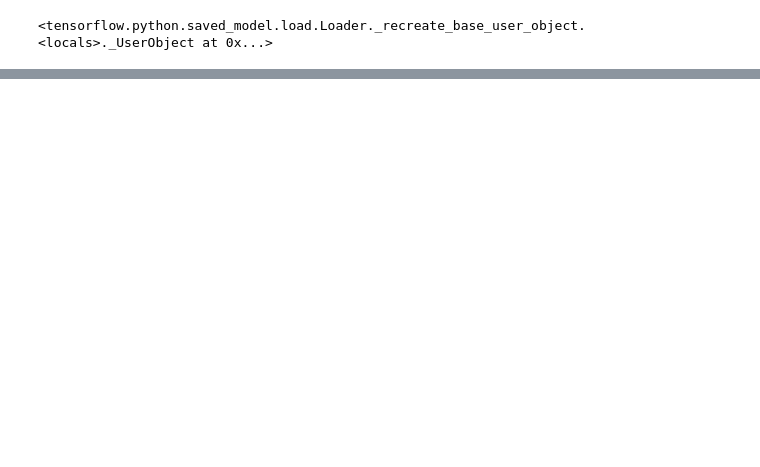
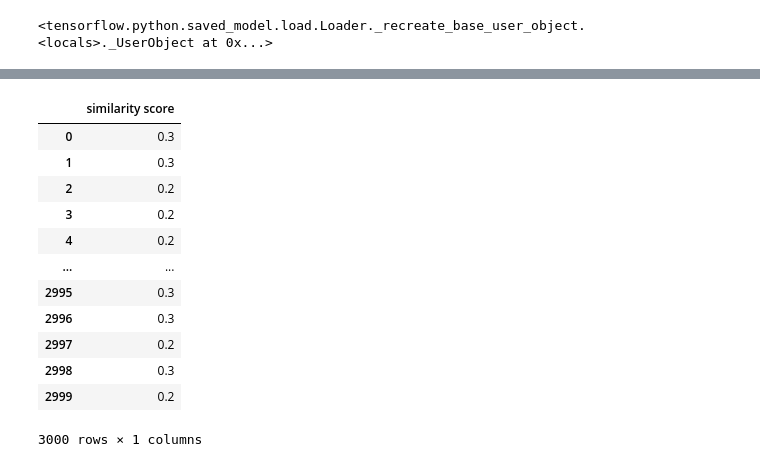
Before and after one commit to Hema9121/STS-1, a Jupyter notebook: demo.ipynb, the cells around one changed output, grey strips where cells are left out. Saved outputs shown, nothing was run; the diff lists cells and outputs as text; code cells hidden in the pictures; blank space fills up the shorter version.

```diff
--- a/demo.ipynb
+++ b/demo.ipynb
@@ -121,0 +154,17 @@ dict_items([('similarity score', [0.2])])
+# %%
+Data['similarity score'] = Data['similarity score'].apply(lambda x: round(x, 1))
+Data[['similarity score']]
+# %% [output]
+|  | similarity score |
+| 0 | 0.3 |
+| 1 | 0.3 |
+| 2 | 0.2 |
+| 3 | 0.2 |
+| 4 | 0.2 |
+| ... | ... |
+| 2995 | 0.3 |
+| 2996 | 0.3 |
+| 2997 | 0.2 |
+| 2998 | 0.3 |
+| 2999 | 0.2 |
+3000 rows × 1 columns
```
Also changed, not shown: parts of 50 cells of this notebook, 8 other files.
